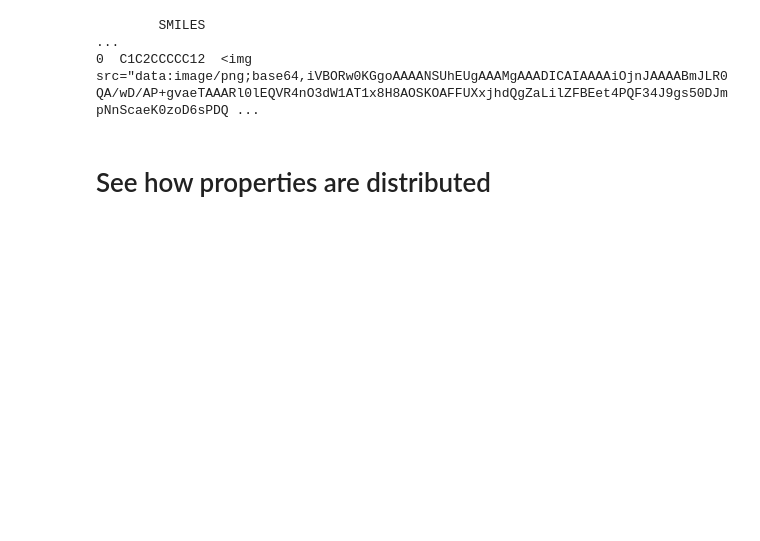
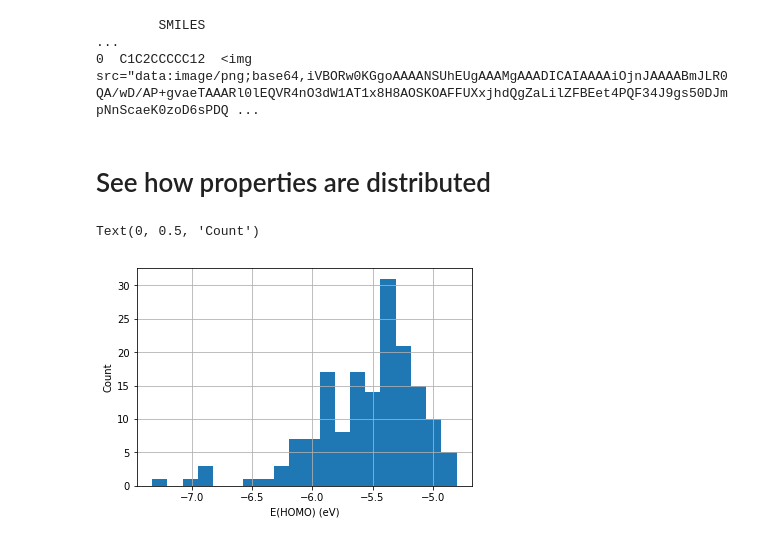
Before and after one commit to mrauha/orca_wflow_tutorial, a Jupyter notebook: Untitled.ipynb, the cells around one changed output. Drawn from its saved outputs; the diff is of its cells as text; code cells hidden in the pictures; blank space fills up the shorter version.

```diff
--- a/Untitled.ipynb
+++ b/Untitled.ipynb
@@ -256,14 +276,20 @@ cclib_results = deepdish.io.load("cclib_results.h5")
 # %%
+# prettier ways exist...
 rigid_molecules["homo"] = np.nan
 rigid_molecules["gap"] = np.nan
+rigid_molecules["dipole"] = np.nan
+
 
 for system_index in cclib_results:
     try:
         homo = cclib_results[system_index]["calcres"]["properties"]["energy"]["alpha"]["homo"]
         gap = cclib_results[system_index]["calcres"]["properties"]["energy"]["alpha"]["gap"]
+        dipole = cclib_results[system_index]["calcres"]["properties"]['total dipole moment']
         rigid_molecules.set_value(system_index, "homo" , homo)
         rigid_molecules.set_value(system_index, "gap" , gap)
+        rigid_molecules.set_value(system_index, "dipole" , dipole)
     except:
+        # Not all molecules have data as their calculation didn't converge
         pass
 # %% [output]
 A value is trying to be set on a copy of a slice from a DataFrame.
@@ -283,2 +315,9 @@ rigid_molecules.head(n=1)
 # %% [markdown]
 # See how properties are distributed
+# %%
+rigid_molecules["homo"].hist(bins=20)
+plt.xlabel("E(HOMO) (eV)")
+plt.ylabel("Count")
+# %% [output]
+Text(0, 0.5, 'Count')
+[figure, added]
```
Also changed, not shown: parts of 13 cells of this notebook, 3 other files.
